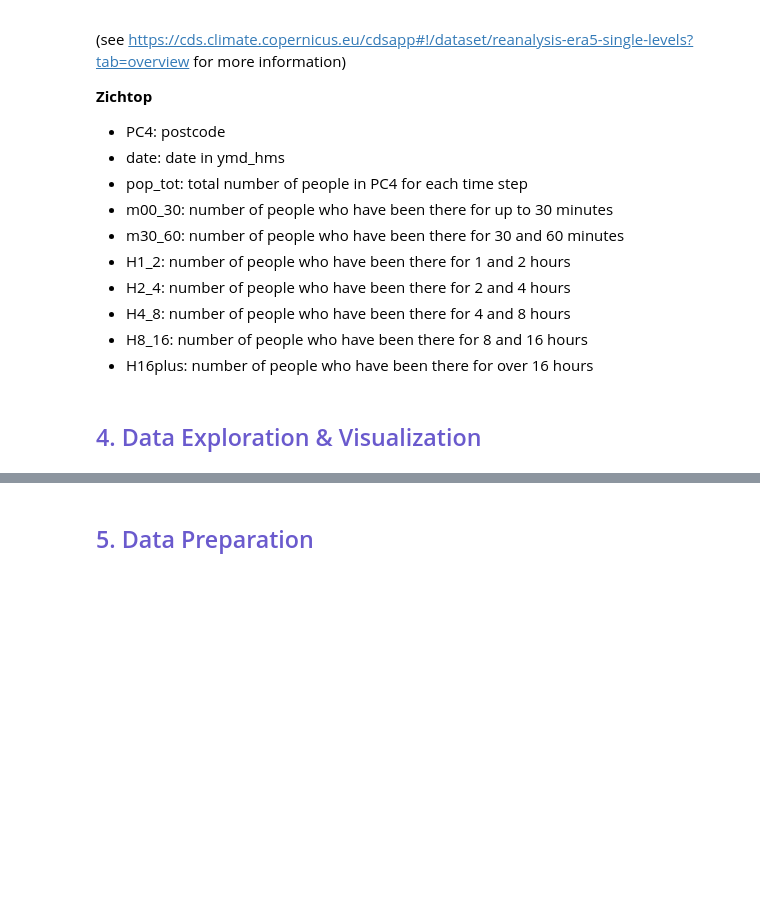
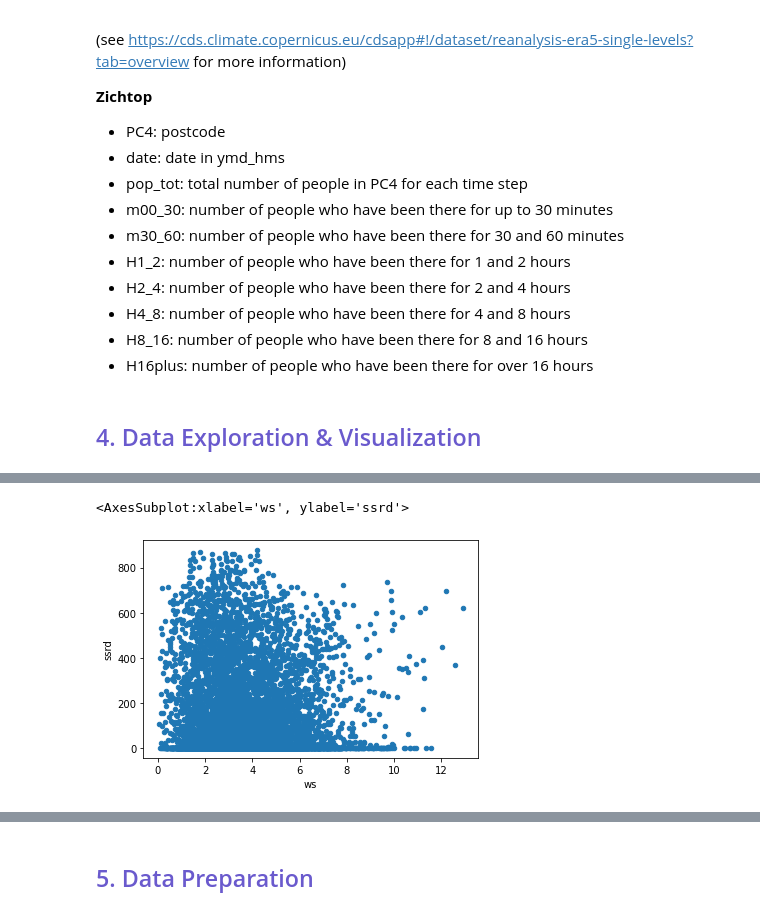
Before and after one commit to rawan-a-d/Air-Quality-Prediction, a Jupyter notebook: notebook.ipynb, the cells around one changed output, grey strips where cells are left out. Drawn from its saved outputs; the diff is of its cells as text; code cells hidden in the pictures; blank space fills up the shorter version.

Commit message:
Started with data exploration

```diff
--- a/notebook.ipynb
+++ b/notebook.ipynb
@@ -60,3 +60,9 @@ We have three separate datasets for the period between 25-09-2021 and 30-12-2021
 * H16plus: number of people who have been there for over 16 hours
 # %% [markdown]
 <h2><font color=slateblue> 4. Data Exploration & Visualization </font></h2>
+# %%
+import pandas as pd
+
+df_meteo = pd.read_csv("data/meteo.csv")
+df_meteo.columns = ['date','PC4','wd','ws','blh','tcc','ssrd']
+df_meteo.sample(10)
@@ -62,0 +96,3 @@ We have three separate datasets for the period between 25-09-2021 and 30-12-2021
+# %%
+df_meteo['date'] = pd.to_datetime(df_meteo['date'])
+df_meteo.dtypes
@@ -62,0 +108,3 @@ We have three separate datasets for the period between 25-09-2021 and 30-12-2021
+# %%
+pc_5611 = df_meteo[df_meteo['PC4'] == 5611]
+pc_5611
@@ -62,0 +125,5 @@ We have three separate datasets for the period between 25-09-2021 and 30-12-2021
+# %%
+pc_5611.plot.scatter(x = 'ws', y = 'ssrd')
+# %% [output]
+<AxesSubplot:xlabel='ws', ylabel='ssrd'>
+[figure, added]
```
Also changed, not shown: parts of 6 cells of this notebook.
